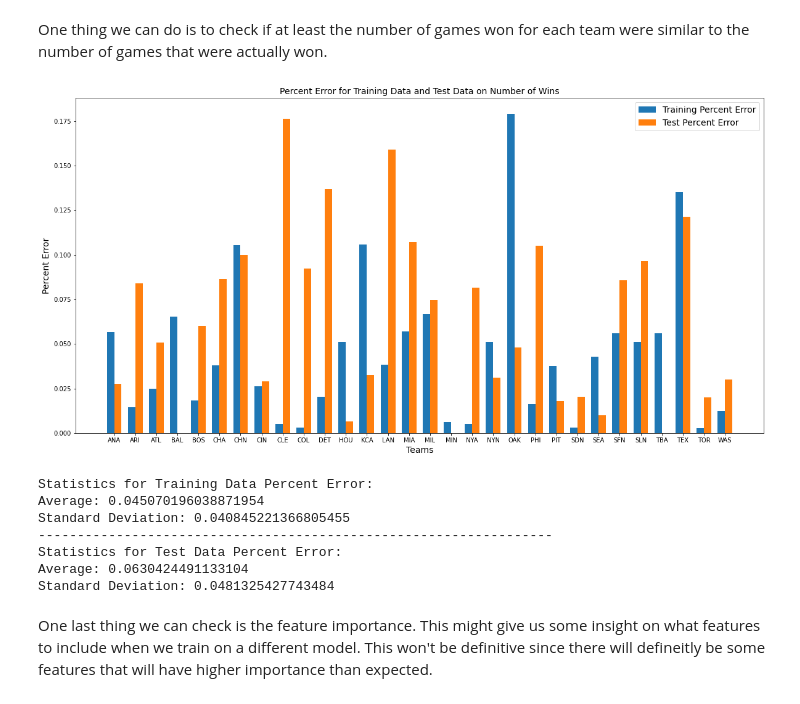
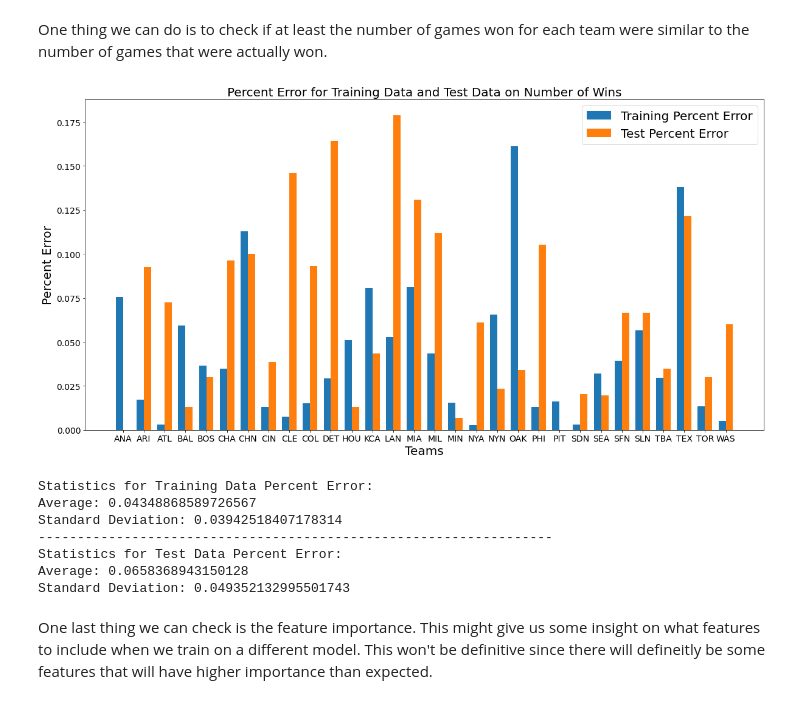
Before and after one commit to samkasbawala/sdp_team_32, a Jupyter notebook: starting_project.ipynb, the cells around one changed output. Cells and saved outputs as stored; diff of their text form; code cells hidden in the pictures.

```diff
--- a/starting_project.ipynb
+++ b/starting_project.ipynb
@@ -656,18 +847,8 @@ As we can see, these aren't really promising results. We are hoping to strive fo
 # %% [markdown]
 One thing we can do is to check if at least the number of games won for each team were similar to the number of games that were actually won.
 # %%
-parameters = {'verbose':False,
-              'n_jobs':-1,
-              'bootstrap': False,
-              'min_samples_leaf': 3,
-              'n_estimators': 500,
-              'min_samples_split': 10,
-              'max_features': 'sqrt',
-              'max_depth': 3,
-              'random_state': 32}
-
 # Train a random forest classifier
-rnd_clf = RandomForestClassifier(**parameters)
+rnd_clf = RandomForestClassifier(**best_params)
 rnd_clf.fit(X_train, y_train.values.ravel())
 
 # Make Predictions
@@ -727,40 +908,40 @@ for team in sorted(teams):
     won_total_prediction_test = won_away_predicted_test + won_home_predicted_test
     percent_error_test = abs(won_total_actual_test - won_total_prediction_test)/won_total_actual_test
     test_percent_error_for_num_wins.append(percent_error_test)
-
-
-fig, ax = plt.subplots(figsize=(20,10))
-x_pos = np.arange(len(teams))
-width = .35
-
-rects1 = ax.bar(x_pos - width/2, training_percent_error_for_num_wins, width, label="Training Percent Error")
-rects2 = ax.bar(x_pos + width/2, test_percent_error_for_num_wins, width, label="Test Percent Error")
-
-ax.set_ylabel("Percent Error", fontsize=14)
-ax.set_xlabel("Teams", fontsize=14)
-ax.set_title("Percent Error for Training Data and Test Data on Number of Wins", fontsize=14)
-ax.set_xticks(x_pos)
-ax.set_xticklabels(sorted(teams))
-ax.legend(fontsize=14)
-plt.show()
-plt.close()
-
-print("Statistics for Training Data Percent Error:")
-print(f"Average: {np.average(training_percent_error_for_num_wins)}")
-print(f"Standard Deviation: {np.std(training_percent_error_for_num_wins)}")
-print("------------------------------------------------------------------")
-print("Statistics for Test Data Percent Error:")
-print(f"Average: {np.average(test_percent_error_for_num_wins)}")
-print(f"Standard Deviation: {np.std(test_percent_error_for_num_wins)}")
-# %% [output]
-[figure, removed]
-Statistics for Training Data Percent Error:
-Average: 0.045070196038871954
-Standard Deviation: 0.040845221366805455
-------------------------------------------------------------------
-Statistics for Test Data Percent Error:
-Average: 0.0630424491133104
-Standard Deviation: 0.0481325427743484
+# %%
+fig, ax = plt.subplots(figsize=(20,10))
+x_pos = np.arange(len(teams))
+width = .35
+
+rects1 = ax.bar(x_pos - width/2, training_percent_error_for_num_wins, width, label="Training Percent Error")
+rects2 = ax.bar(x_pos + width/2, test_percent_error_for_num_wins, width, label="Test Percent Error")
+
+ax.set_ylabel("Percent Error", fontsize=20)
+ax.set_xlabel("Teams", fontsize=20)
+ax.set_title("Percent Error for Training Data and Test Data on Number of Wins", fontsize=20)
+plt.yticks(fontsize=14)
+ax.set_xticks(x_pos)
+ax.set_xticklabels(sorted(teams), fontsize=14)
+ax.legend(fontsize=20)
+plt.show()
+plt.close()
+
+print("Statistics for Training Data Percent Error:")
+print(f"Average: {np.average(training_percent_error_for_num_wins)}")
+print(f"Standard Deviation: {np.std(training_percent_error_for_num_wins)}")
+print("------------------------------------------------------------------")
+print("Statistics for Test Data Percent Error:")
+print(f"Average: {np.average(test_percent_error_for_num_wins)}")
+print(f"Standard Deviation: {np.std(test_percent_error_for_num_wins)}")
+# %% [output]
+[figure, added]
+Statistics for Training Data Percent Error:
+Average: 0.04348868589726567
+Standard Deviation: 0.03942518407178314
+------------------------------------------------------------------
+Statistics for Test Data Percent Error:
+Average: 0.0658368943150128
+Standard Deviation: 0.049352132995501743
 # %% [markdown]
 One last thing we can check is the feature importance. This might give us some insight on what features to include when we train on a different model. This won't be definitive since there will defineitly be some features that will have higher importance than expected.
 # %%
```
Also changed, not shown: parts of 23 cells of this notebook, 1 other file.
